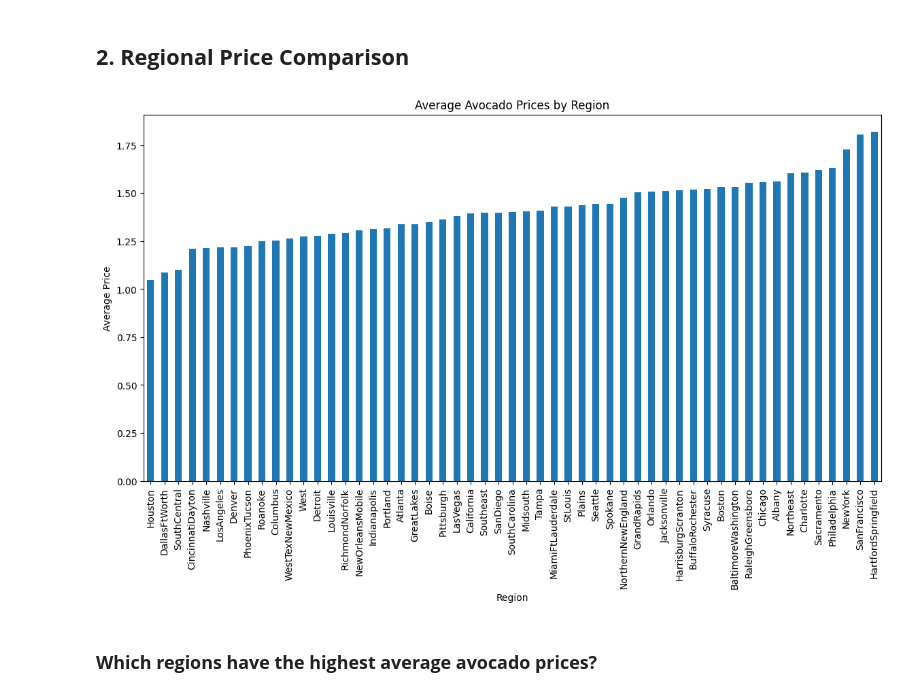
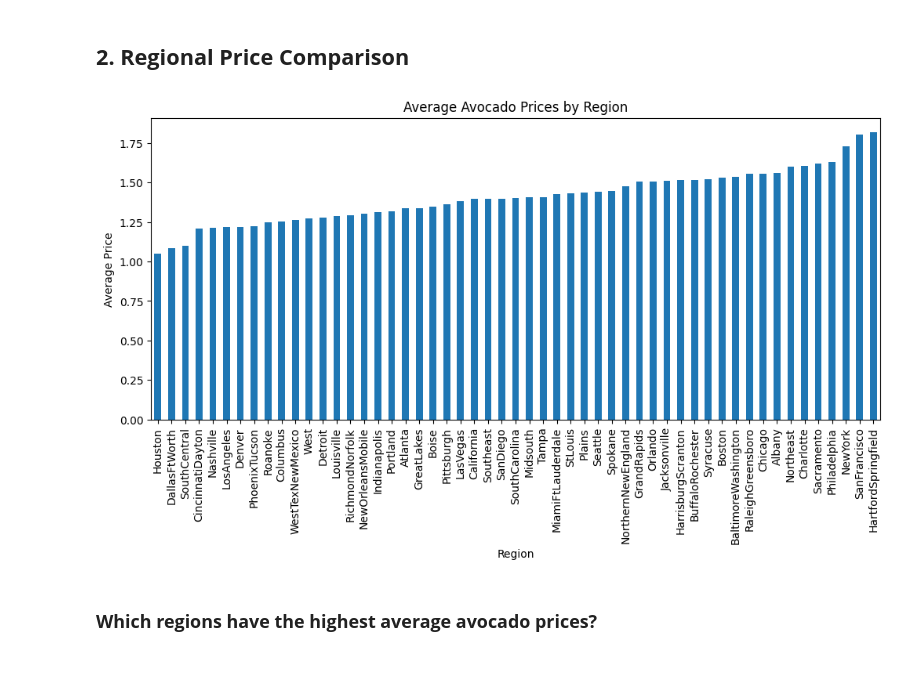
Before and after one commit to YPH9595/jupyter-notebooks, a Jupyter notebook: avocado-sales-insights.ipynb, the cells around one changed output. Cells and saved outputs as stored; diff of their text form; code cells hidden in the pictures; blank space fills up the shorter version.

```diff
--- a/avocado-sales-insights.ipynb
+++ b/avocado-sales-insights.ipynb
@@ -123,18 +138,18 @@ Correlation between Average Price and Total Volume: -0.19
 # %%
 # Group by region and calculate average price
 df_without_TotalUS = df.loc[(df.region != 'TotalUS')]
 region_prices = df_without_TotalUS.groupby('region')['AveragePrice'].mean().sort_values()
 
 # Plot regional price comparison
-plt.figure(figsize=(14, 7))
+plt.figure(figsize=(12, 5))
 region_prices.plot(kind='bar')
 plt.title('Average Avocado Prices by Region')
 plt.xlabel('Region')
 plt.ylabel('Average Price')
 plt.xticks(rotation=90)
 plt.show()
 # %% [output]
-[figure, old version]
+[figure, new version]
 # %% [markdown]
 ### **Which regions have the highest average avocado prices?**
 # %%
```
Also changed, not shown: parts of 7 cells of this notebook.
